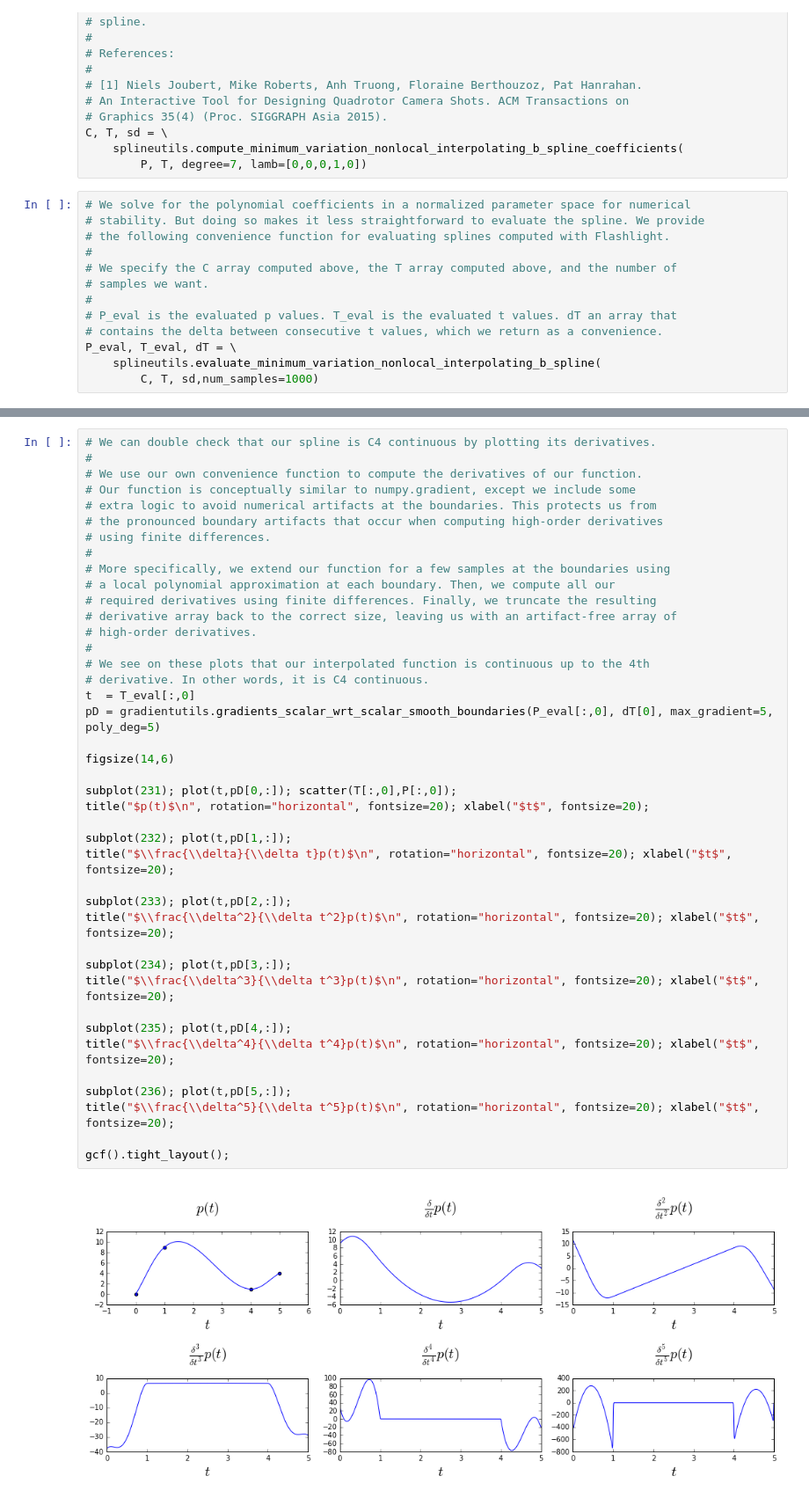
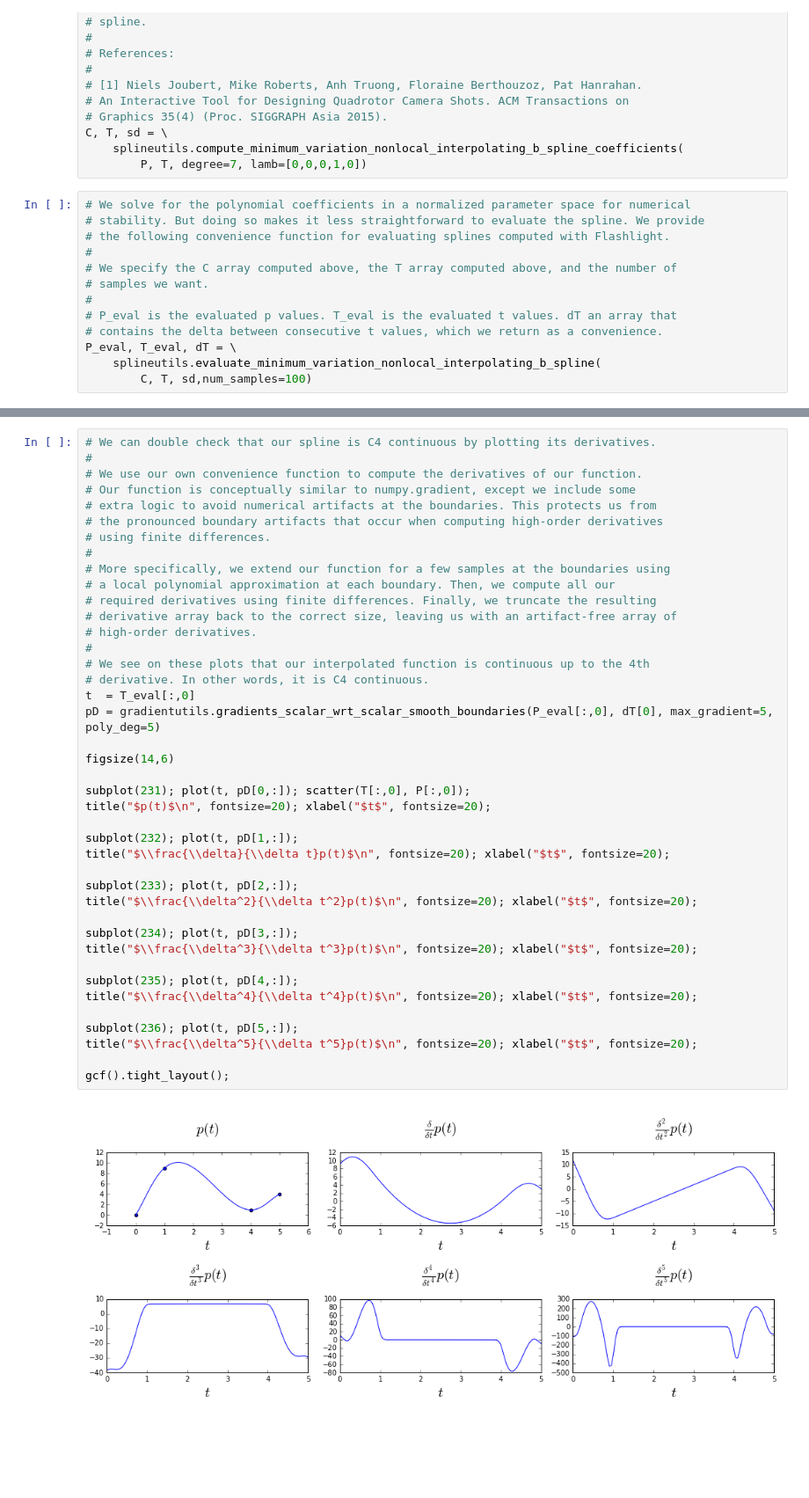
Before and after one commit to mikeroberts3000/flashlight, a Jupyter notebook: code/examples/jupyter/00 - Creating minimum snap splines in 1D.ipynb, the cells around one changed output, grey strips where cells are left out. Shown: that part at 88% size. Saved outputs shown, nothing was run; the diff lists cells and outputs as text; blank space fills up the shorter version.

```diff
--- a/code/examples/jupyter/00 - Creating minimum snap splines in 1D.ipynb
+++ b/code/examples/jupyter/00 - Creating minimum snap splines in 1D.ipynb
@@ -90,7 +90,7 @@ C, T, sd = \
 # contains the delta between consecutive t values, which we return as a convenience.
 P_eval, T_eval, dT = \
     splineutils.evaluate_minimum_variation_nonlocal_interpolating_b_spline(
-        C, T, sd,num_samples=1000)
+        C, T, sd,num_samples=100)
 # %%
 # From here, we are ready to plot the spline.
 figsize(5,2);
@@ -101,43 +101,43 @@ title("$p(t)$\n", rotation="horizontal", fontsize=20); xlabel("$t$", fontsize=20
 # %%
 # We can double check that our spline is C4 continuous by plotting its derivatives.
 #
 # We use our own convenience function to compute the derivatives of our function.
 # Our function is conceptually similar to numpy.gradient, except we include some
 # extra logic to avoid numerical artifacts at the boundaries. This protects us from
 # the pronounced boundary artifacts that occur when computing high-order derivatives
 # using finite differences.
 #
 # More specifically, we extend our function for a few samples at the boundaries using
 # a local polynomial approximation at each boundary. Then, we compute all our
 # required derivatives using finite differences. Finally, we truncate the resulting
 # derivative array back to the correct size, leaving us with an artifact-free array of
 # high-order derivatives.
 #
 # We see on these plots that our interpolated function is continuous up to the 4th
 # derivative. In other words, it is C4 continuous.
 t  = T_eval[:,0]
 pD = gradientutils.gradients_scalar_wrt_scalar_smooth_boundaries(P_eval[:,0], dT[0], max_gradient=5, poly_deg=5)
 
 figsize(14,6)
 
-subplot(231); plot(t,pD[0,:]); scatter(T[:,0],P[:,0]);
-title("$p(t)$\n", rotation="horizontal", fontsize=20); xlabel("$t$", fontsize=20);
+subplot(231); plot(t, pD[0,:]); scatter(T[:,0], P[:,0]);
+title("$p(t)$\n", fontsize=20); xlabel("$t$", fontsize=20);
 
-subplot(232); plot(t,pD[1,:]);
-title("$\\frac{\\delta}{\\delta t}p(t)$\n", rotation="horizontal", fontsize=20); xlabel("$t$", fontsize=20);
+subplot(232); plot(t, pD[1,:]);
+title("$\\frac{\\delta}{\\delta t}p(t)$\n", fontsize=20); xlabel("$t$", fontsize=20);
 
-subplot(233); plot(t,pD[2,:]);
-title("$\\frac{\\delta^2}{\\delta t^2}p(t)$\n", rotation="horizontal", fontsize=20); xlabel("$t$", fontsize=20);
+subplot(233); plot(t, pD[2,:]);
+title("$\\frac{\\delta^2}{\\delta t^2}p(t)$\n", fontsize=20); xlabel("$t$", fontsize=20);
 
-subplot(234); plot(t,pD[3,:]);
-title("$\\frac{\\delta^3}{\\delta t^3}p(t)$\n", rotation="horizontal", fontsize=20); xlabel("$t$", fontsize=20);
+subplot(234); plot(t, pD[3,:]);
+title("$\\frac{\\delta^3}{\\delta t^3}p(t)$\n", fontsize=20); xlabel("$t$", fontsize=20);
 
-subplot(235); plot(t,pD[4,:]);
-title("$\\frac{\\delta^4}{\\delta t^4}p(t)$\n", rotation="horizontal", fontsize=20); xlabel("$t$", fontsize=20);
+subplot(235); plot(t, pD[4,:]);
+title("$\\frac{\\delta^4}{\\delta t^4}p(t)$\n", fontsize=20); xlabel("$t$", fontsize=20);
 
-subplot(236); plot(t,pD[5,:]);
-title("$\\frac{\\delta^5}{\\delta t^5}p(t)$\n", rotation="horizontal", fontsize=20); xlabel("$t$", fontsize=20);
+subplot(236); plot(t, pD[5,:]);
+title("$\\frac{\\delta^5}{\\delta t^5}p(t)$\n", fontsize=20); xlabel("$t$", fontsize=20);
 
 gcf().tight_layout();
 # %% [output]
-[figure, old version]
+[figure, new version]
```
Also changed, not shown: parts of 1 cell of this notebook, 2 other files.
